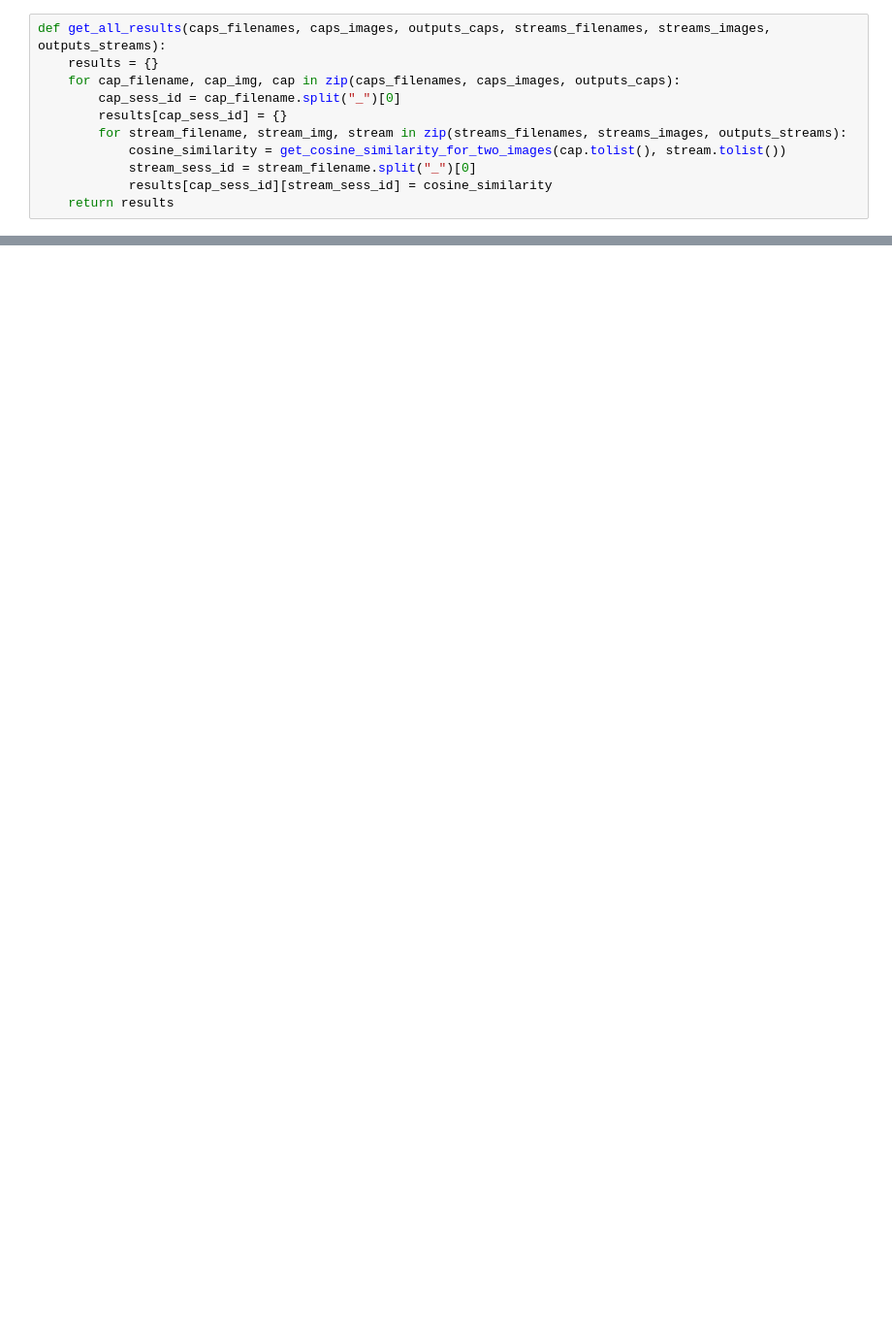
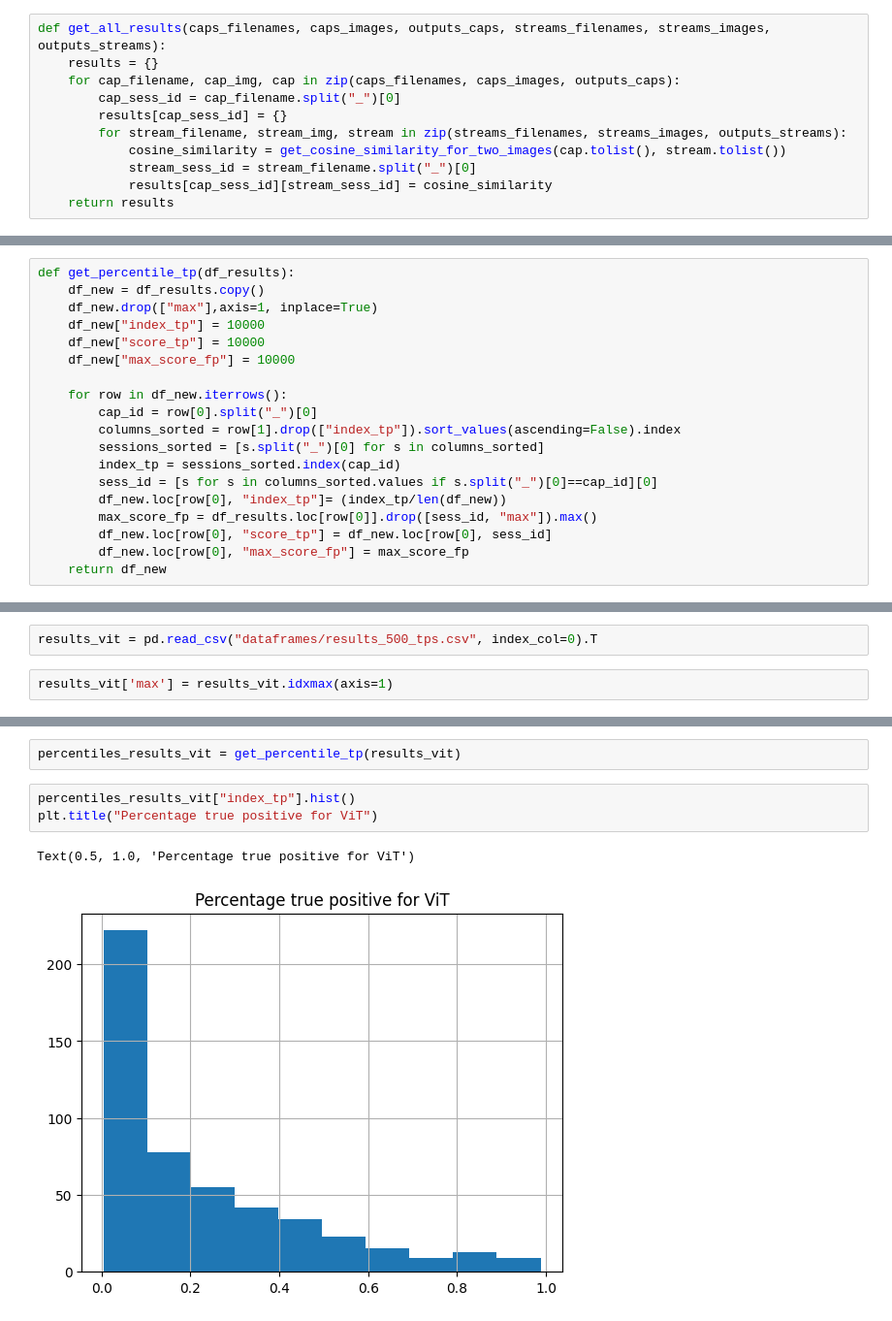
Before and after one commit to lasrca/pytorch-image-models, a Jupyter notebook: notebooks/test_transformers.ipynb, the cells around one changed output, grey strips where cells are left out. Shown at 97% size. Cells and saved outputs as stored; diff of their text form; blank space fills up the shorter version.

```diff
--- a/notebooks/test_transformers.ipynb
+++ b/notebooks/test_transformers.ipynb
@@ -121,0 +89,19 @@ all_res
+# %%
+def get_percentile_tp(df_results):
+    df_new = df_results.copy()
+    df_new.drop(["max"],axis=1, inplace=True)
+    df_new["index_tp"] = 10000
+    df_new["score_tp"] = 10000
+    df_new["max_score_fp"] = 10000
+
+    for row in df_new.iterrows():
+        cap_id = row[0].split("_")[0]
+        columns_sorted = row[1].drop(["index_tp"]).sort_values(ascending=False).index
+        sessions_sorted = [s.split("_")[0] for s in columns_sorted]
+        index_tp = sessions_sorted.index(cap_id)
+        sess_id = [s for s in columns_sorted.values if s.split("_")[0]==cap_id][0]
+        df_new.loc[row[0], "index_tp"]= (index_tp/len(df_new))
+        max_score_fp = df_results.loc[row[0]].drop([sess_id, "max"]).max()
+        df_new.loc[row[0], "score_tp"] = df_new.loc[row[0], sess_id]
+        df_new.loc[row[0], "max_score_fp"] = max_score_fp
+    return df_new
@@ -121,0 +129,4 @@ all_res
+# %%
+results_vit = pd.read_csv("dataframes/results_500_tps.csv", index_col=0).T
+# %%
+results_vit['max'] = results_vit.idxmax(axis=1)
@@ -121,0 +207,8 @@ all_res
+# %%
+percentiles_results_vit = get_percentile_tp(results_vit)
+# %%
+percentiles_results_vit["index_tp"].hist()
+plt.title("Percentage true positive for ViT")
+# %% [output]
+Text(0.5, 1.0, 'Percentage true positive for ViT')
+[figure, added]
```
Also changed, not shown: parts of 112 cells of this notebook, 12 other files.
